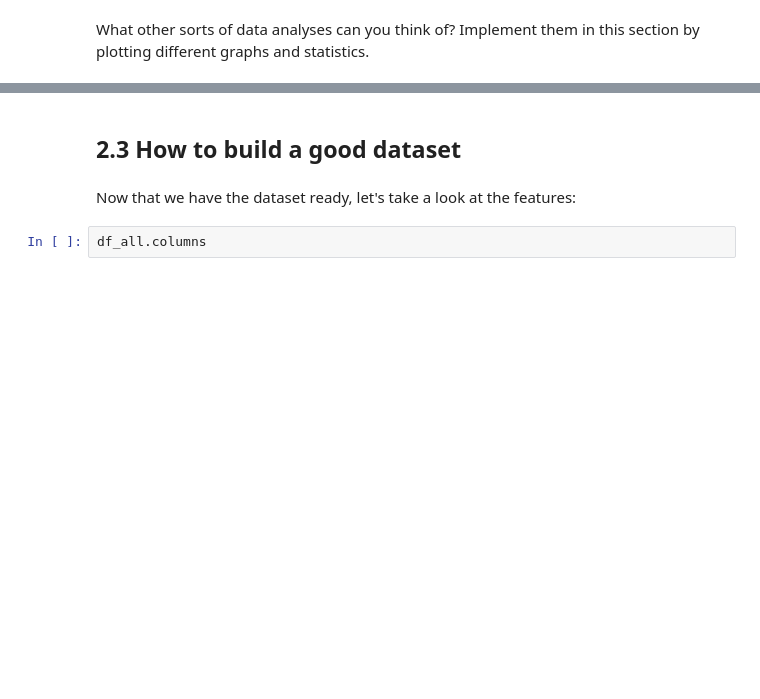
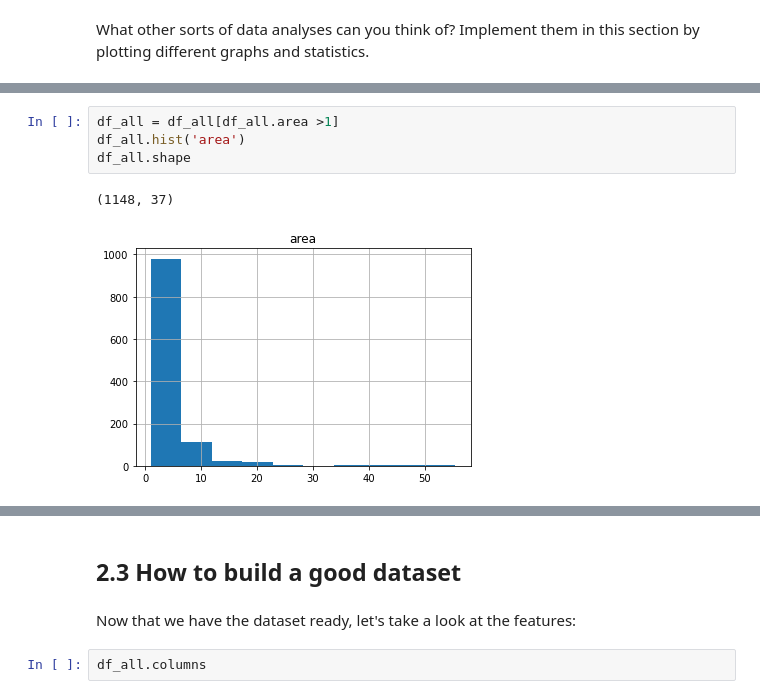
Before and after one commit to Machine-Learning-in-Glaciology-Workshop/Project_MB_Regression, a Jupyter notebook: 2_Data_exploration.ipynb, the cells around one changed output, grey strips where cells are left out. Drawn from its saved outputs; the diff is of its cells as text; blank space fills up the shorter version.

```diff
--- a/2_Data_exploration.ipynb
+++ b/2_Data_exploration.ipynb
@@ -121,0 +135,7 @@ What other sorts of data analyses can you think of? Implement them in this secti
+# %%
+df_all = df_all[df_all.area >1]
+df_all.hist('area')
+df_all.shape
+# %% [output]
+(1148, 37)
+[figure, added]
```
Also changed, not shown: parts of 4 cells of this notebook.
